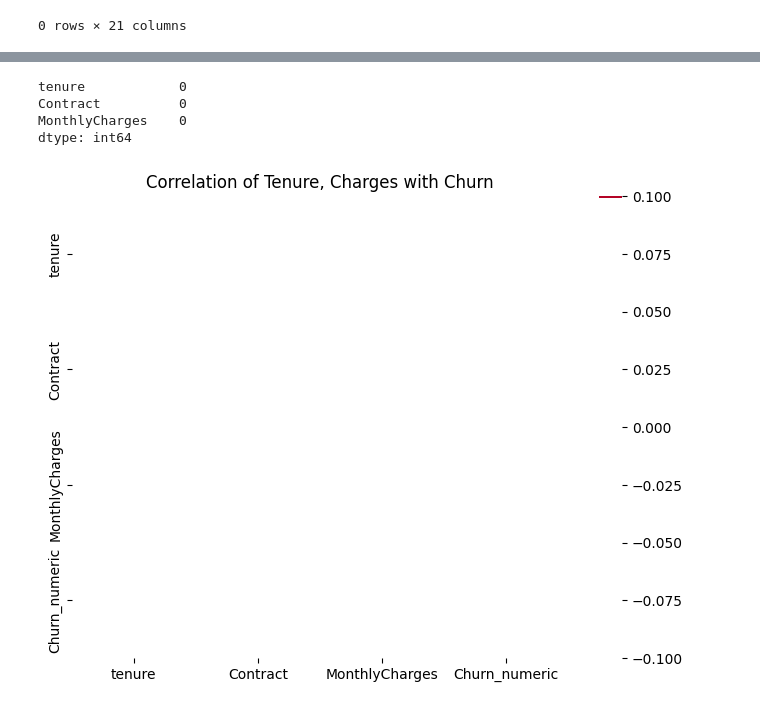
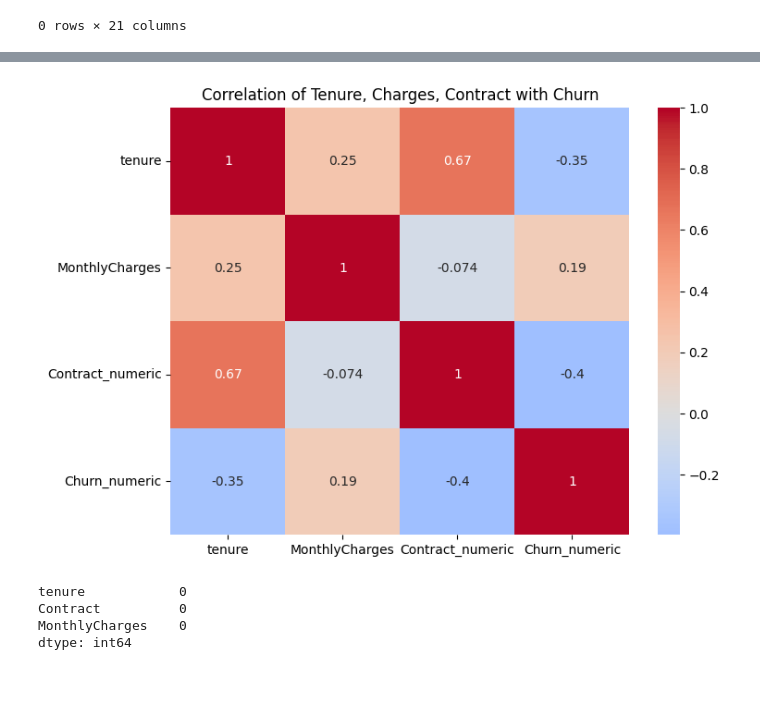
Before and after one commit to youssefkamel02/AI-milestone, a Jupyter notebook: trial-1.ipynb, the cells around one changed output, grey strips where cells are left out. Saved outputs shown, nothing was run; the diff lists cells and outputs as text; code cells hidden in the pictures; blank space fills up the shorter version.

```diff
--- a/trial-1.ipynb
+++ b/trial-1.ipynb
@@ -24,7 +22,7 @@ import pandas as pd
 import numpy as np
 import seaborn as sns
 import matplotlib.pyplot as plt
-df = pd.read_csv('/kaggle/input/telco-customer-churn/WA_Fn-UseC_-Telco-Customer-Churn.csv')
+df = pd.read_csv('/content/WA_Fn-UseC_-Telco-Customer-Churn.csv')
 
 
 df.head()
@@ -160,3 +164,6 @@ Data columns (total 21 columns):
  20  Churn             7043 non-null   object
 dtypes: float64(2), int64(2), object(17)
 memory usage: 1.1+ MB
+# %%
+contract_map = {'Month-to-month': 0, 'One year': 1, 'Two year': 2}
+df['Contract_numeric'] = df['Contract'].map(contract_map)
@@ -163,3 +188,15 @@ memory usage: 1.1+ MB
+# %%
+numeric_feats = ['tenure', 'MonthlyCharges', 'Contract_numeric']
+df['Churn_numeric'] = df['Churn'].map({'No': 0, 'Yes': 1})
+
+corr = df[numeric_feats + ['Churn_numeric']].corr()
+
+plt.figure(figsize=(8,6))
+sns.heatmap(corr, annot=True, cmap='coolwarm', center=0, vmax=1)
+plt.title('Correlation of Tenure, Charges, Contract with Churn')
+plt.show()
+# %% [output]
+[figure, added]
 # %%
 print(df[['tenure', 'Contract', 'MonthlyCharges']].isnull().sum())
 # %% [output]
@@ -167,19 +204,3 @@ tenure            0
 Contract          0
 MonthlyCharges    0
 dtype: int64
-# %%
-numeric_feats = ['tenure', 'Contract', 'MonthlyCharges']
-
-# Encode Churn as numeric (0 = No, 1 = Yes)
-df['Churn_numeric'] = df['Churn'].map({'No': 0, 'Yes': 1})
-
-# Include churn in the correlation calculation
-corr = df[numeric_feats + ['Churn_numeric']].corr()
-
-# Plot the heatmap
-plt.figure(figsize=(8,6))
-sns.heatmap(corr, annot=True, cmap='coolwarm', center=0, vmax=1)
-plt.title('Correlation of Tenure, Charges with Churn')
-plt.show()
-# %% [output]
-[figure, removed]
```
Also changed, not shown: parts of 8 cells of this notebook.
